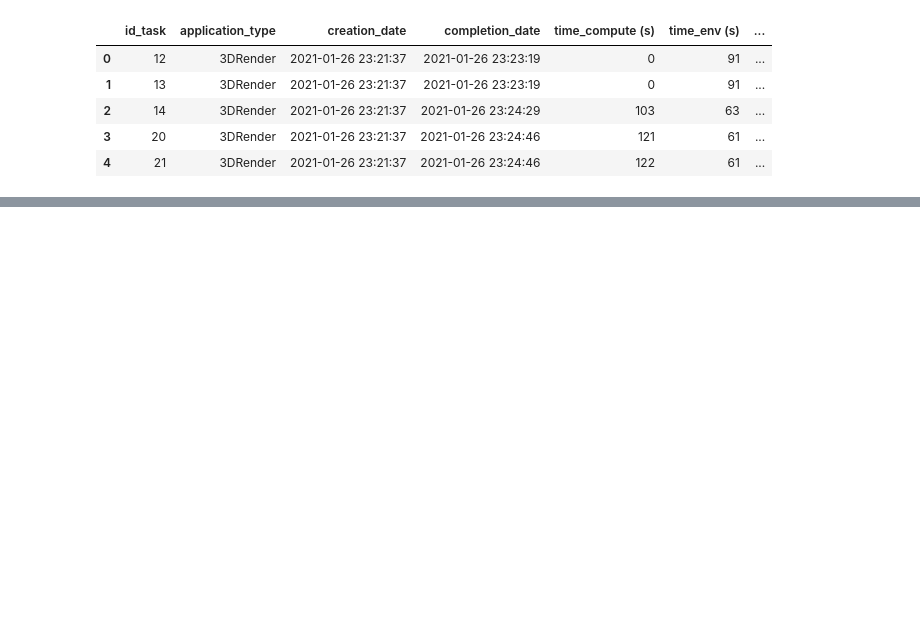
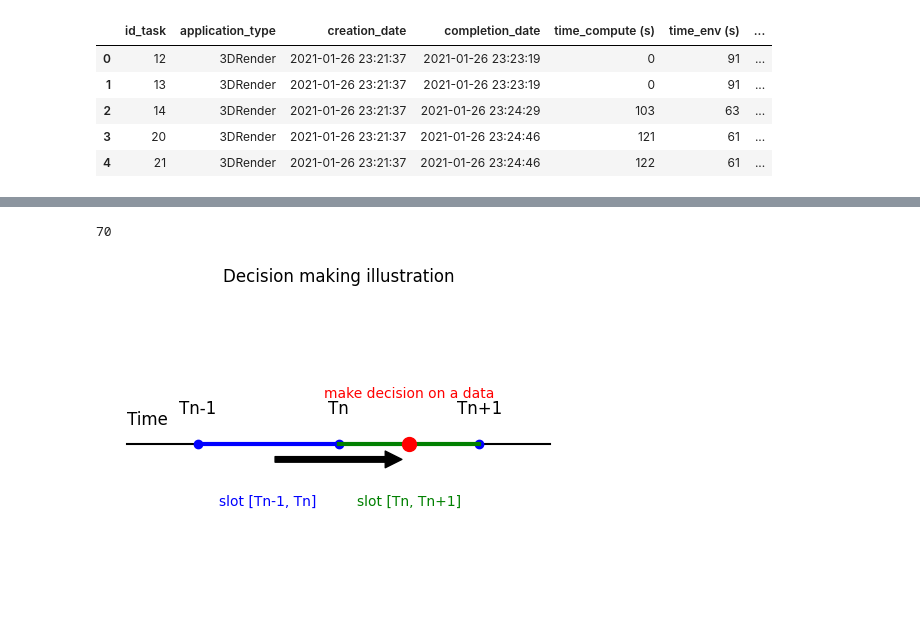
Before and after one commit to cherifpy/traces-simulator, a Jupyter notebook: cache-exp/exp/traces/datasets/processing.ipynb, the cells around one changed output, grey strips where cells are left out. Drawn from its saved outputs; the diff is of its cells as text; code cells hidden in the pictures; blank space fills up the shorter version.

```diff
--- a/cache-exp/exp/traces/datasets/processing.ipynb
+++ b/cache-exp/exp/traces/datasets/processing.ipynb
@@ -104,0 +156,57 @@ random_subset.to_csv('../random_subset.csv', index=False)
+# %%
+popularities = {}
+for i, ds in enumerate(unique):
+    popularities[ds] = int(count[i])
+
+popularities['ds15']
+# %% [output]
+70
+# %%
+import matplotlib.pyplot as plt
+import matplotlib.patches as patches
+
+# Création de la figure et de l'axe
+fig, ax = plt.subplots(figsize=(6, 4))
+
+# Définition des positions sur l'axe du temps
+Tn_minus_1 = 1
+Tn = 3
+Tn_plus_1 = 5
+
+# Tracé de l'axe du temps
+ax.plot([Tn_minus_1-1, Tn_plus_1+1], [1, 1], color='black')
+ax.text(Tn_minus_1-1, 1.05, "Time", fontsize=12, verticalalignment='bottom')
+
+# Points Tn-1, Tn et Tn+1
+ax.plot([Tn_minus_1, Tn, Tn_plus_1], [1, 1, 1], 'bo')
+ax.text(Tn_minus_1, 1.1, "Tn-1", fontsize=12, horizontalalignment='center')
+ax.text(Tn, 1.1, "Tn", fontsize=12, horizontalalignment='center')
+ax.text(Tn_plus_1, 1.1, "Tn+1", fontsize=12, horizontalalignment='center')
+
+# Dessiner les intervalles de temps
+ax.plot([Tn_minus_1, Tn], [1, 1], color='blue', linewidth=3)
+ax.plot([Tn, Tn_plus_1], [1, 1], color='green', linewidth=3)
+
+# Ajouter des annotations pour les intervalles
+ax.text((Tn_minus_1+Tn)/2, 0.8, "slot [Tn-1, Tn]", fontsize=10, color='blue', horizontalalignment='center')
+ax.text((Tn+Tn_plus_1)/2, 0.8, "slot [Tn, Tn+1]", fontsize=10, color='green', horizontalalignment='center')
+
+# Représentation de la donnée à supprimer
+ax.plot((Tn+Tn_plus_1)/2, 1, 'ro', markersize=10)
+ax.text((Tn+Tn_plus_1)/2, 1.15, "make decision on a data", fontsize=10, color='red', horizontalalignment='center')
+
+# Flèche de vérification vers l'intervalle Tn-1 à Tn
+ax.annotate('', xy=((Tn+Tn_plus_1)/2, 0.95), xytext=((Tn_minus_1+Tn)/2, 0.95),
+            arrowprops=dict(facecolor='black', shrink=0.05))
+
+# Annotation de la vérification
+#ax.text((Tn+Tn_minus_1)/2, 0.65, "Vérifier si utilisée", fontsize=10, horizontalalignment='center')
+
+# Ajustements finaux
+ax.set_ylim(0.5, 1.5)
+ax.set_axis_off()  # On cache les axes
+
+plt.title("Decision making illustration")
+plt.show()
+# %% [output]
+[figure, added]
```
Also changed, not shown: parts of 12 cells of this notebook, 4 other files.
